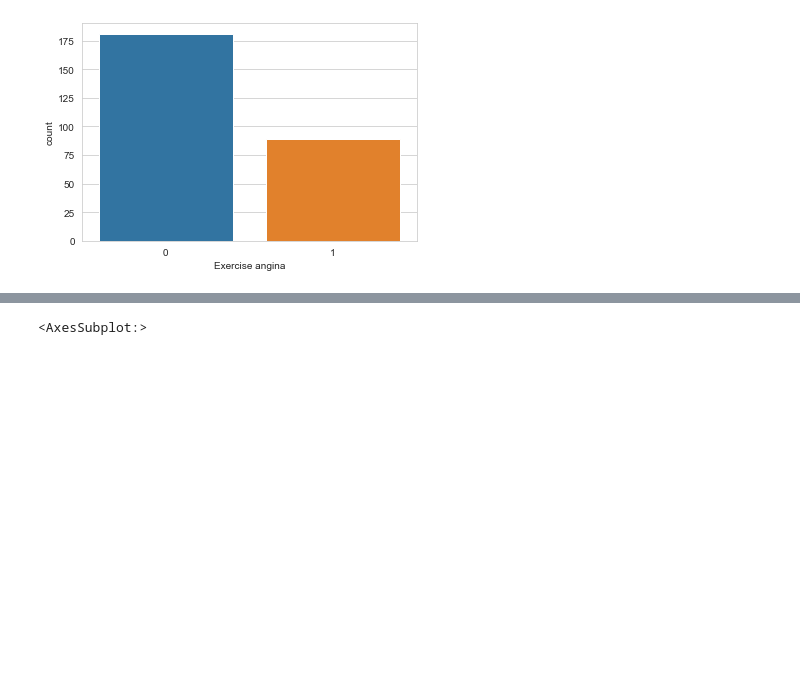
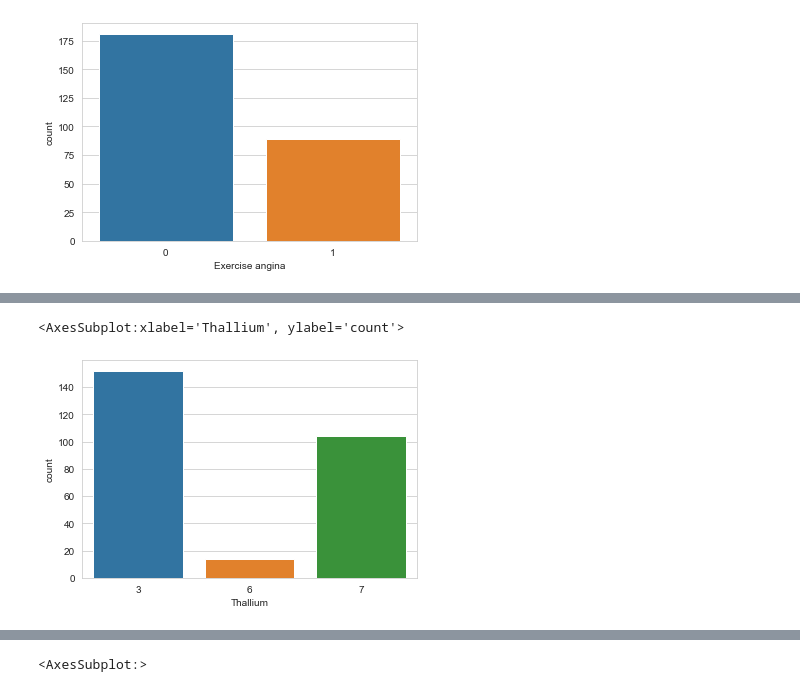
Before and after one commit to 35Vader/DAA-Trabalho, a Jupyter notebook: DatasetHDP.ipynb, the cells around one changed output, grey strips where cells are left out. Cells and saved outputs as stored; diff of their text form; code cells hidden in the pictures; blank space fills up the shorter version.

```diff
--- a/DatasetHDP.ipynb
+++ b/DatasetHDP.ipynb
@@ -256,0 +298,5 @@ sns.countplot(x = 'Exercise angina', data = hdp)
+# %%
+sns.countplot(x = 'Thallium', data = hdp)
+# %% [output]
+<AxesSubplot:xlabel='Thallium', ylabel='count'>
+[figure, added]
```
Also changed, not shown: parts of 17 cells of this notebook, 1 other file.
